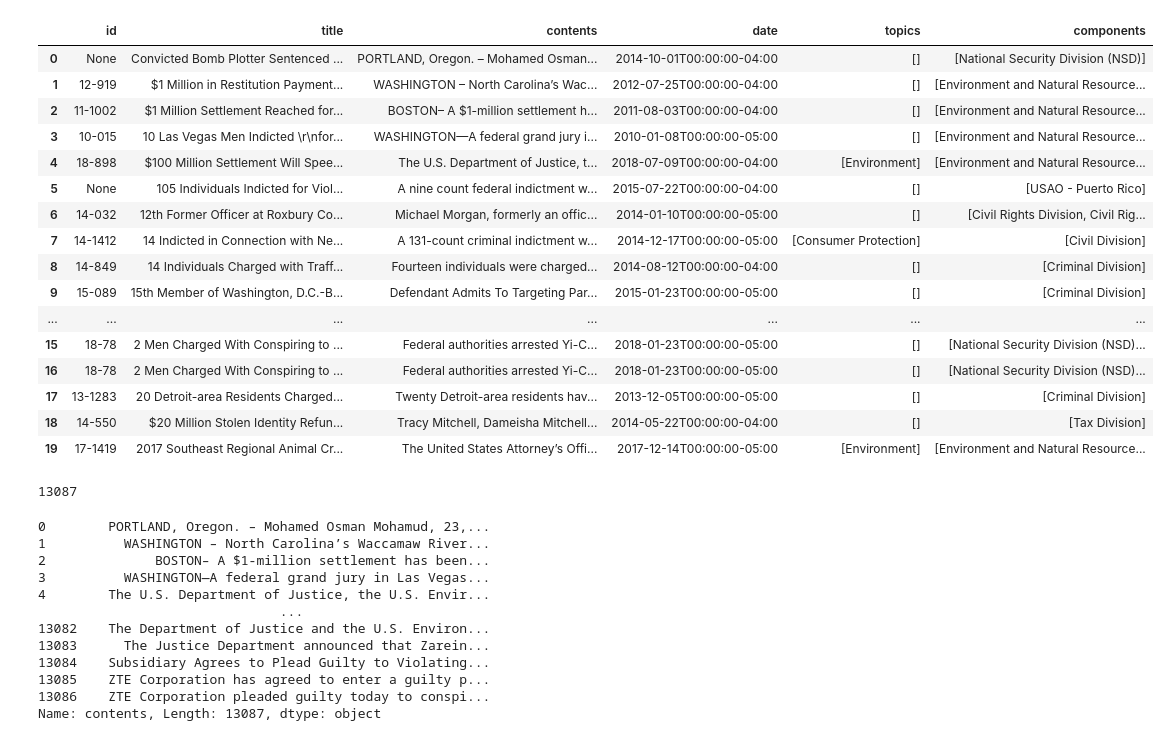
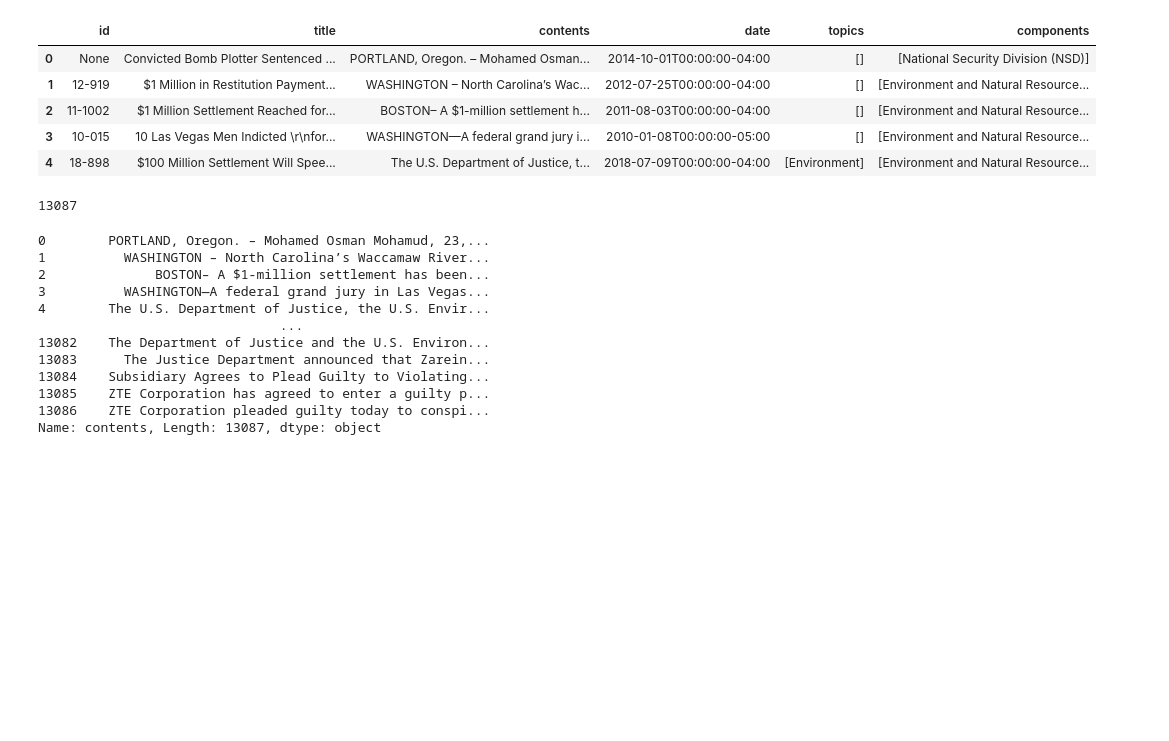
Before and after one commit to waealobidallah/Clustering-Documents-TSNE-PCA-JSON, a Jupyter notebook: clusteranalysis.ipynb, the cells around one changed output. Cells and saved outputs as stored; diff of their text form; code cells hidden in the pictures; blank space fills up the shorter version.

```diff
--- a/clusteranalysis.ipynb
+++ b/clusteranalysis.ipynb
@@ -12,25 +12,14 @@ from sklearn.manifold import TSNE
 #reading form json file and show df
 df=pd.read_json('department-of-justice-combined.json',lines=True)
 # %%
-df.head(20)
+df.head()
 # %% [output]
 |  | id | title | contents | date | topics | components |
 | 0 | None | Convicted Bomb Plotter Sentenced ... | PORTLAND, Oregon. – Mohamed Osman... | 2014-10-01T00:00:00-04:00 | [] | [National Security Division (NSD)] |
 | 1 | 12-919 | $1 Million in Restitution Payment... | WASHINGTON – North Carolina’s Wac... | 2012-07-25T00:00:00-04:00 | [] | [Environment and Natural Resource... |
 | 2 | 11-1002 | $1 Million Settlement Reached for... | BOSTON– A $1-million settlement h... | 2011-08-03T00:00:00-04:00 | [] | [Environment and Natural Resource... |
 | 3 | 10-015 | 10 Las Vegas Men Indicted \r\nfor... | WASHINGTON—A federal grand jury i... | 2010-01-08T00:00:00-05:00 | [] | [Environment and Natural Resource... |
 | 4 | 18-898 | $100 Million Settlement Will Spee... | The U.S. Department of Justice, t... | 2018-07-09T00:00:00-04:00 | [Environment] | [Environment and Natural Resource... |
-| 5 | None | 105 Individuals Indicted for Viol... | A nine count federal indictment w... | 2015-07-22T00:00:00-04:00 | [] | [USAO - Puerto Rico] |
-| 6 | 14-032 | 12th Former Officer at Roxbury Co... | Michael Morgan, formerly an offic... | 2014-01-10T00:00:00-05:00 | [] | [Civil Rights Division, Civil Rig... |
-| 7 | 14-1412 | 14 Indicted in Connection with Ne... | A 131-count criminal indictment w... | 2014-12-17T00:00:00-05:00 | [Consumer Protection] | [Civil Division] |
-| 8 | 14-849 | 14 Individuals Charged with Traff... | Fourteen individuals were charged... | 2014-08-12T00:00:00-04:00 | [] | [Criminal Division] |
-| 9 | 15-089 | 15th Member of Washington, D.C.-B... | Defendant Admits To Targeting Par... | 2015-01-23T00:00:00-05:00 | [] | [Criminal Division] |
-| ... | ... | ... | ... | ... | ... | ... |
-| 15 | 18-78 | 2 Men Charged With Conspiring to ... | Federal authorities arrested Yi-C... | 2018-01-23T00:00:00-05:00 | [] | [National Security Division (NSD)... |
-| 16 | 18-78 | 2 Men Charged With Conspiring to ... | Federal authorities arrested Yi-C... | 2018-01-23T00:00:00-05:00 | [] | [National Security Division (NSD)... |
-| 17 | 13-1283 | 20 Detroit-area Residents Charged... | Twenty Detroit-area residents hav... | 2013-12-05T00:00:00-05:00 | [] | [Criminal Division] |
-| 18 | 14-550 | $20 Million Stolen Identity Refun... | Tracy Mitchell, Dameisha Mitchell... | 2014-05-22T00:00:00-04:00 | [] | [Tax Division] |
-| 19 | 17-1419 | 2017 Southeast Regional Animal Cr... | The United States Attorney’s Offi... | 2017-12-14T00:00:00-05:00 | [Environment] | [Environment and Natural Resource... |
 # %%
 df['contents'].count()
 # %% [output]
```
Also changed, not shown: 1 other file.
